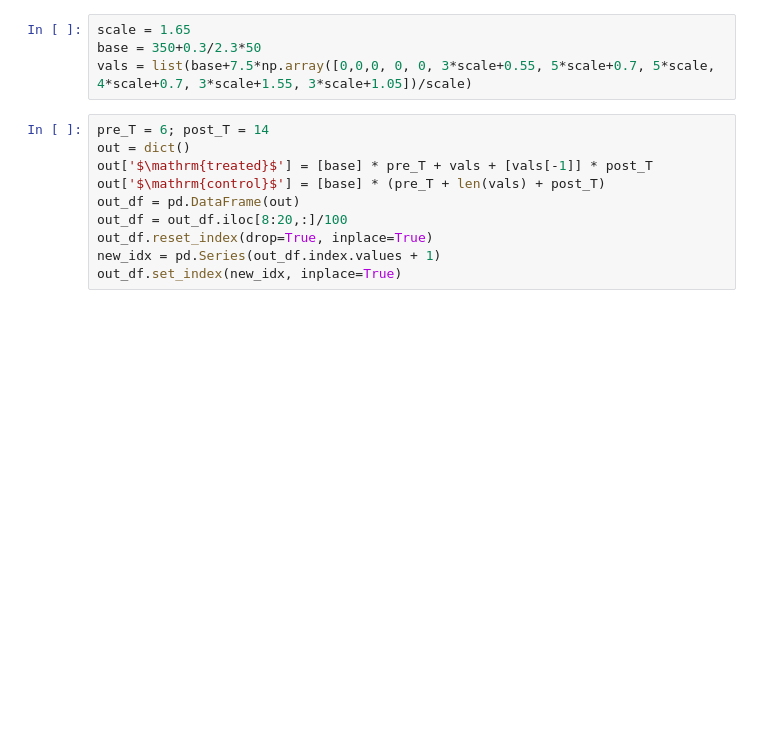
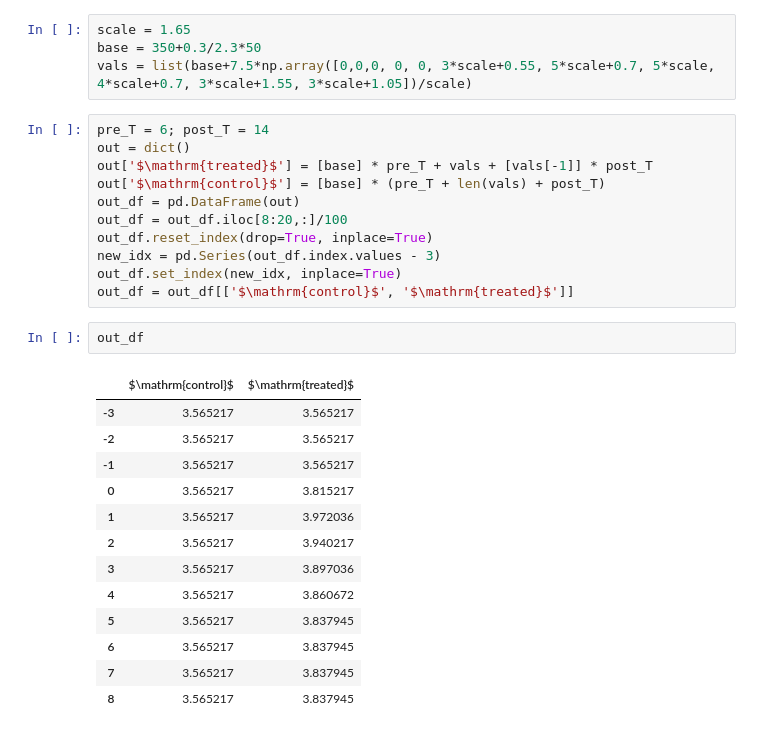
Before and after one commit to ruoxuanxiong/staggered_rollout_design, a Jupyter notebook: code/Figure-1.ipynb, the cells around one changed output. Drawn from its saved outputs; the diff is of its cells as text; blank space fills up the shorter version.

```diff
--- a/code/Figure-1.ipynb
+++ b/code/Figure-1.ipynb
@@ -83,8 +84,25 @@ out['$\mathrm{control}$'] = [base] * (pre_T + len(vals) + post_T)
 out_df = pd.DataFrame(out)
 out_df = out_df.iloc[8:20,:]/100
 out_df.reset_index(drop=True, inplace=True)
-new_idx = pd.Series(out_df.index.values + 1)
+new_idx = pd.Series(out_df.index.values - 3)
 out_df.set_index(new_idx, inplace=True)
+out_df = out_df[['$\mathrm{control}$', '$\mathrm{treated}$']]
+# %%
+out_df
+# %% [output]
+|  | $\mathrm{control}$ | $\mathrm{treated}$ |
+| -3 | 3.565217 | 3.565217 |
+| -2 | 3.565217 | 3.565217 |
+| -1 | 3.565217 | 3.565217 |
+| 0 | 3.565217 | 3.815217 |
+| 1 | 3.565217 | 3.972036 |
+| 2 | 3.565217 | 3.940217 |
+| 3 | 3.565217 | 3.897036 |
+| 4 | 3.565217 | 3.860672 |
+| 5 | 3.565217 | 3.837945 |
+| 6 | 3.565217 | 3.837945 |
+| 7 | 3.565217 | 3.837945 |
+| 8 | 3.565217 | 3.837945 |
 # %%
 fig, ax = plt.subplots(nrows=1,ncols=1,figsize=(5,4))
 sns.lineplot(data=out_df, markers=True)
```
Also changed, not shown: parts of 3 cells of this notebook, 2 other files.
